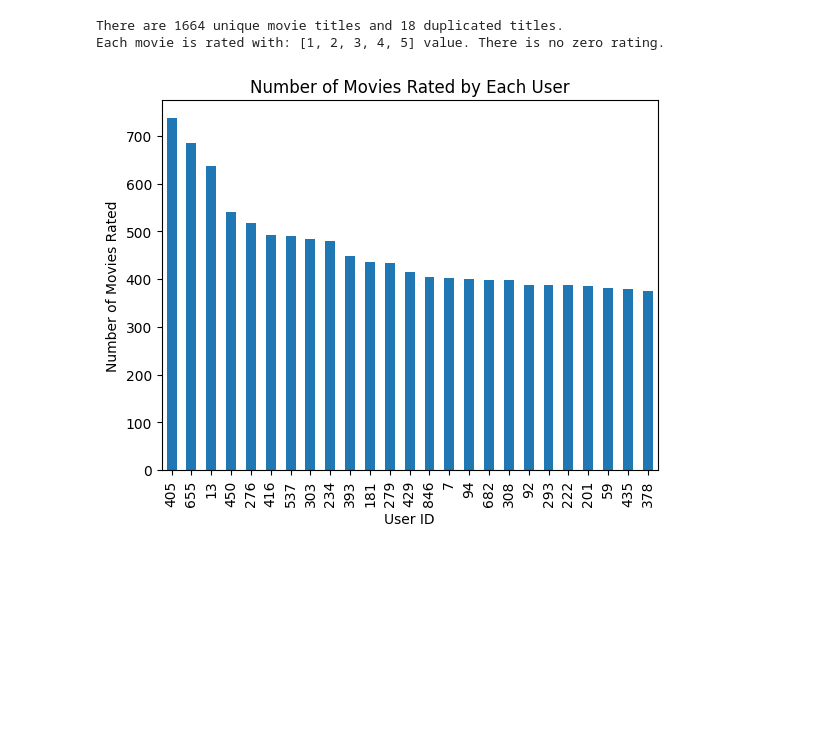
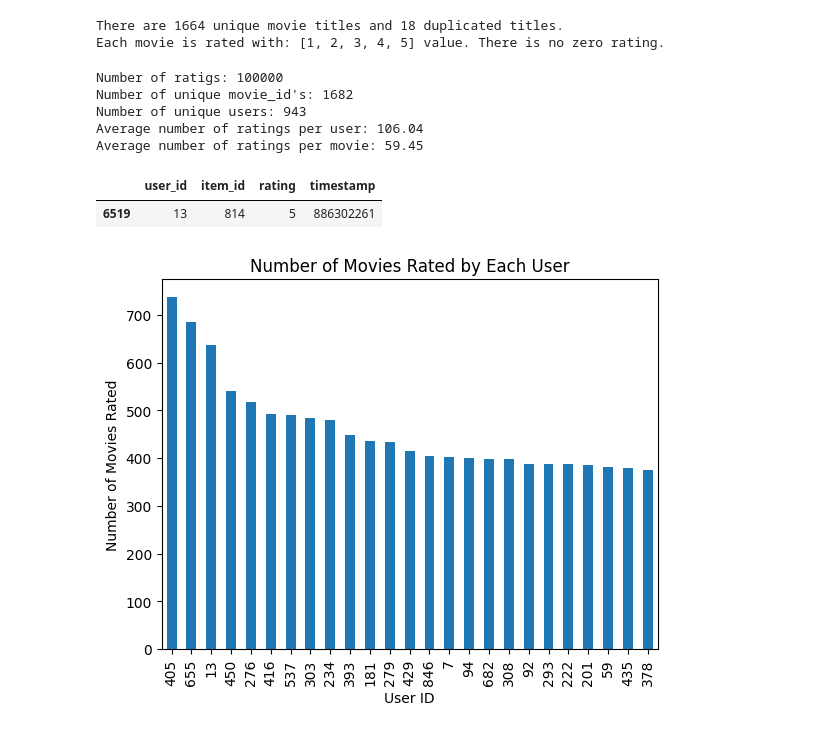
Before and after one commit to ChoutouriadiKaterina/Big_Data_2024, a Jupyter notebook: step one.ipynb, the cells around one changed output. Saved outputs shown, nothing was run; the diff lists cells and outputs as text; code cells hidden in the pictures; blank space fills up the shorter version.

```diff
--- a/step one.ipynb
+++ b/step one.ipynb
@@ -90,6 +90,33 @@ print("Each movie is rated with: %s value. There is no zero rating." % sorted(ma
 # %% [output]
 There are 1664 unique movie titles and 18 duplicated titles.
 Each movie is rated with: [1, 2, 3, 4, 5] value. There is no zero rating.
+# %%
+# How many ratings are in the dataset.
+n_ratings = len(ratings)
+#How many movies are in the dataset.
+n_movies = ratings['item_id'].nunique()
+#How many users are in the dataset.
+n_users = ratings['user_id'].nunique()
+
+print("Number of ratigs: %s" %(n_ratings))
+print("Number of unique movie_id's: %s" %(n_movies))
+print("Number of unique users: %s" %(n_users))
+print("Average number of ratings per user: %s" %(round(n_ratings/n_users, 2)))
+print("Average number of ratings per movie: %s" %(round(n_ratings/n_movies, 2)))
+# %% [output]
+Number of ratigs: 100000
+Number of unique movie_id's: 1682
+Number of unique users: 943
+Average number of ratings per user: 106.04
+Average number of ratings per movie: 59.45
+# %%
+#Highest rated movie
+mean_rating = ratings.groupby('item_id')[['rating']].mean()
+highest_rated = mean_rating['rating'].idxmax()
+ratings[ratings['item_id'] == highest_rated]
+# %% [output]
+|  | user_id | item_id | rating | timestamp |
+| 6519 | 13 | 814 | 5 | 886302261 |
 # %%
 #Step 2
 # Basic Descriptive Statistics
```
Also changed, not shown: parts of 2 cells of this notebook.
